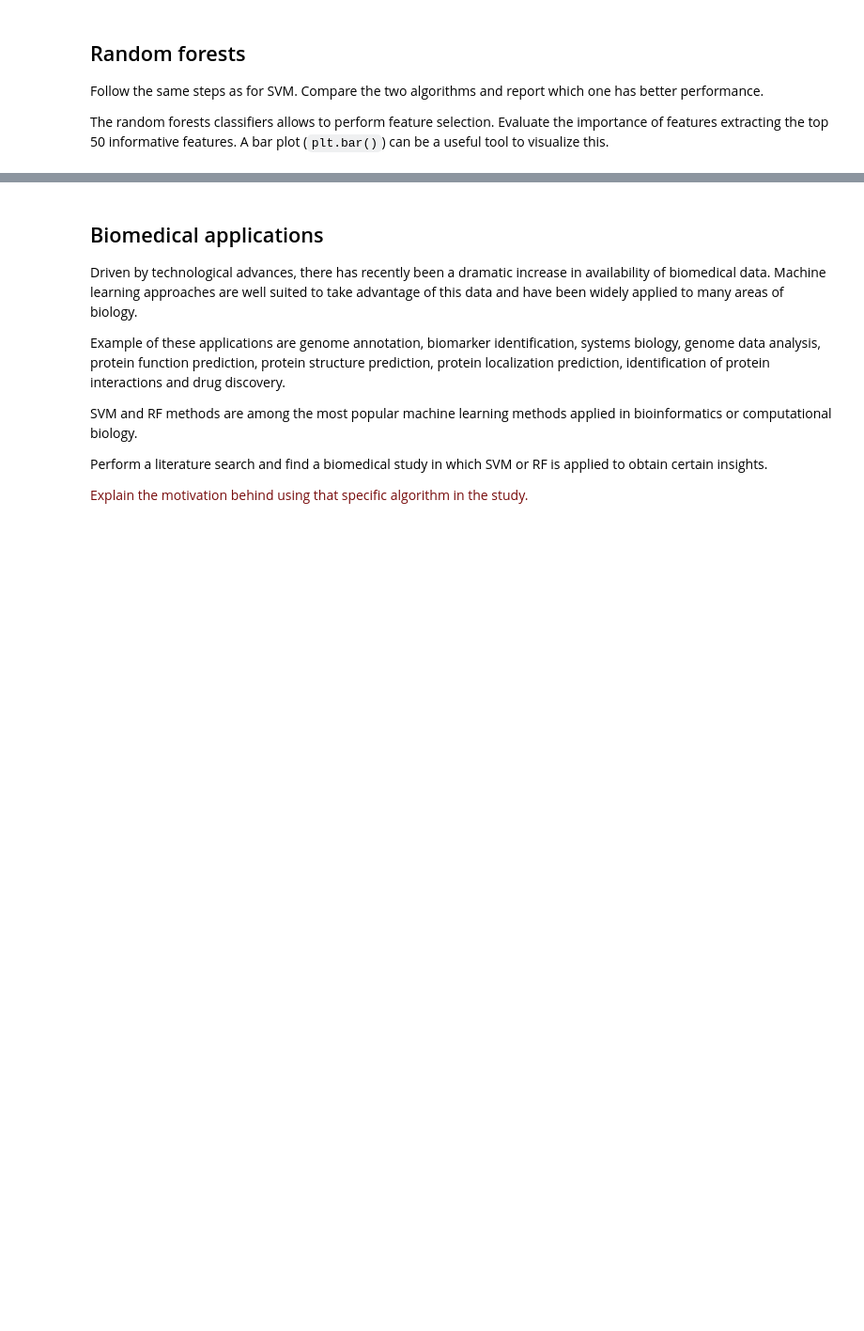
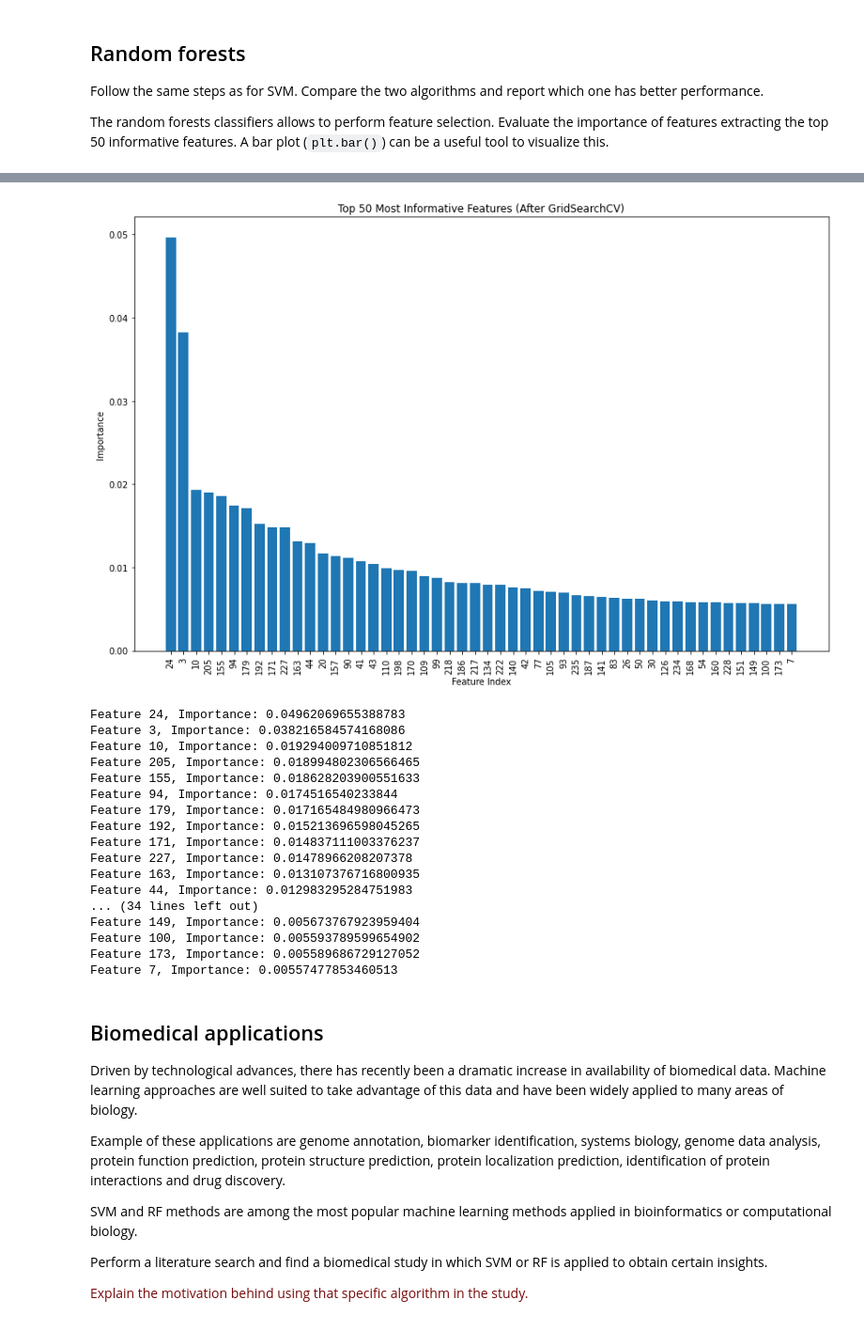
Before and after one commit to LucianoDeben/8dm50-machine-learning, a Jupyter notebook: practicals/week_6.ipynb, the cells around one changed output, grey strips where cells are left out. Shown: that part at 94% size. Drawn from its saved outputs; the diff is of its cells as text; code cells hidden in the pictures; blank space fills up the shorter version.

```diff
--- a/practicals/week_6.ipynb
+++ b/practicals/week_6.ipynb
@@ -212,6 +212,7 @@ from sklearn.metrics import precision_score, classification_report
 # Prepare the data
 X = gene_expression.values
 y = drug_response['YM155'].values
+y = [0 if x < 0 else 1 for x in y]
 
 # Split the data into training and testing sets
 X_train, X_test, y_train, y_test = train_test_split(X, y, test_size=0.2, random_state=42)
@@ -221,5 +222,17 @@ X_train, X_test, y_train, y_test = train_test_split(X, y, test_size=0.2, random_
 params = {'C':[1e-2, 1e-1, 1, 10], 'kernel':['linear', 'poly', 'sigmoid', 'rbf'], 'gamma':[1e-2, 1e-1, 1, 10]}
 
 
-model = svm.SVR()
+model = svm.SVC()
 search = GridSearchCV(model, params, cv=5, scoring='neg_mean_squared_error')
+
+search.fit(X_train, y_train)
+
+
+y_pred = search.predict(X_test)
+report = classification_report(y_test, y_pred)
+precision = precision_score(y_test, y_pred)
+
+print("Precision:")
+print(precision)
+print("Classification Report:")
+print(report)
@@ -246,3 +290,52 @@ The random forests classifiers allows to perform feature selection. Evaluate the
+# %%
+import numpy as np
+import matplotlib.pyplot as plt
+
+# Extract the best model (best estimator)
+best_rf = search.best_estimator_
+
+# Get the feature importances from the best model
+importances = best_rf.feature_importances_
+
+# Get the indices of the features sorted by importance
+indices = np.argsort(importances)[::-1]
+
+# Select the top 50 most important features
+top_n = 50
+top_indices = indices[:top_n]
+
+# Create a bar plot for the top 50 features
+plt.figure(figsize=(12, 8))
+plt.bar(range(top_n), importances[top_indices], align="center")
+plt.xticks(range(top_n), top_indices, rotation=90)
+plt.xlabel('Feature Index')
+plt.ylabel('Importance')
+plt.title('Top 50 Most Informative Features (After GridSearchCV)')
+plt.tight_layout()
+plt.show()
+
+# Optional: print the top 50 feature indices and their importance
+for i in top_indices:
+    print(f"Feature {i}, Importance: {importances[i]}")
+# %% [output]
+[figure, added]
+Feature 24, Importance: 0.04962069655388783
+Feature 3, Importance: 0.038216584574168086
+Feature 10, Importance: 0.019294009710851812
+Feature 205, Importance: 0.018994802306566465
+Feature 155, Importance: 0.018628203900551633
+Feature 94, Importance: 0.0174516540233844
+Feature 179, Importance: 0.017165484980966473
+Feature 192, Importance: 0.015213696598045265
+Feature 171, Importance: 0.014837111003376237
+Feature 227, Importance: 0.01478966208207378
+Feature 163, Importance: 0.013107376716800935
+Feature 44, Importance: 0.012983295284751983
+... (34 lines left out)
+Feature 149, Importance: 0.005673767923959404
+Feature 100, Importance: 0.005593789599654902
+Feature 173, Importance: 0.005589686729127052
+Feature 7, Importance: 0.00557477853460513
 # %% [markdown]
 ## Biomedical applications
 
```
Also changed, not shown: parts of 3 cells of this notebook.
